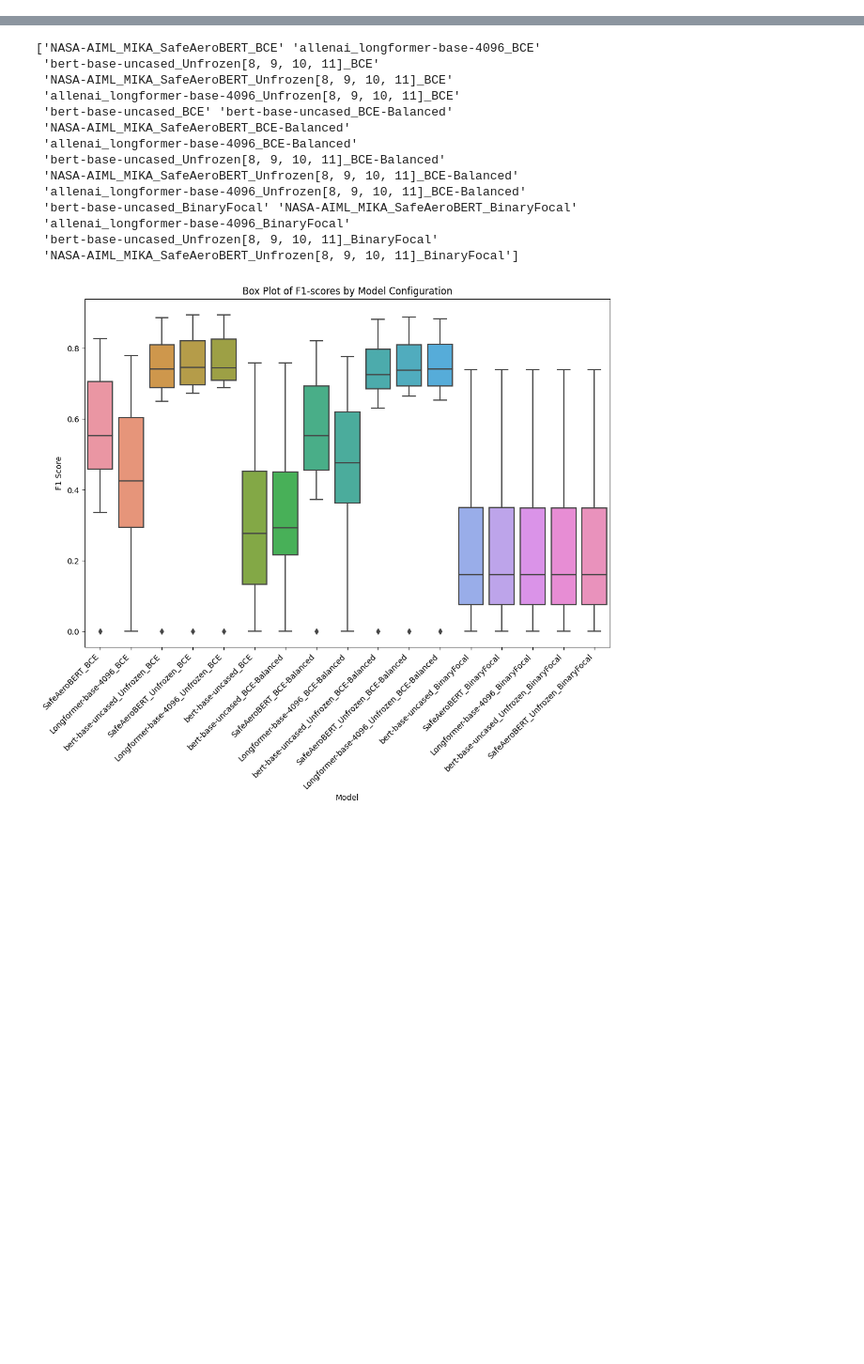
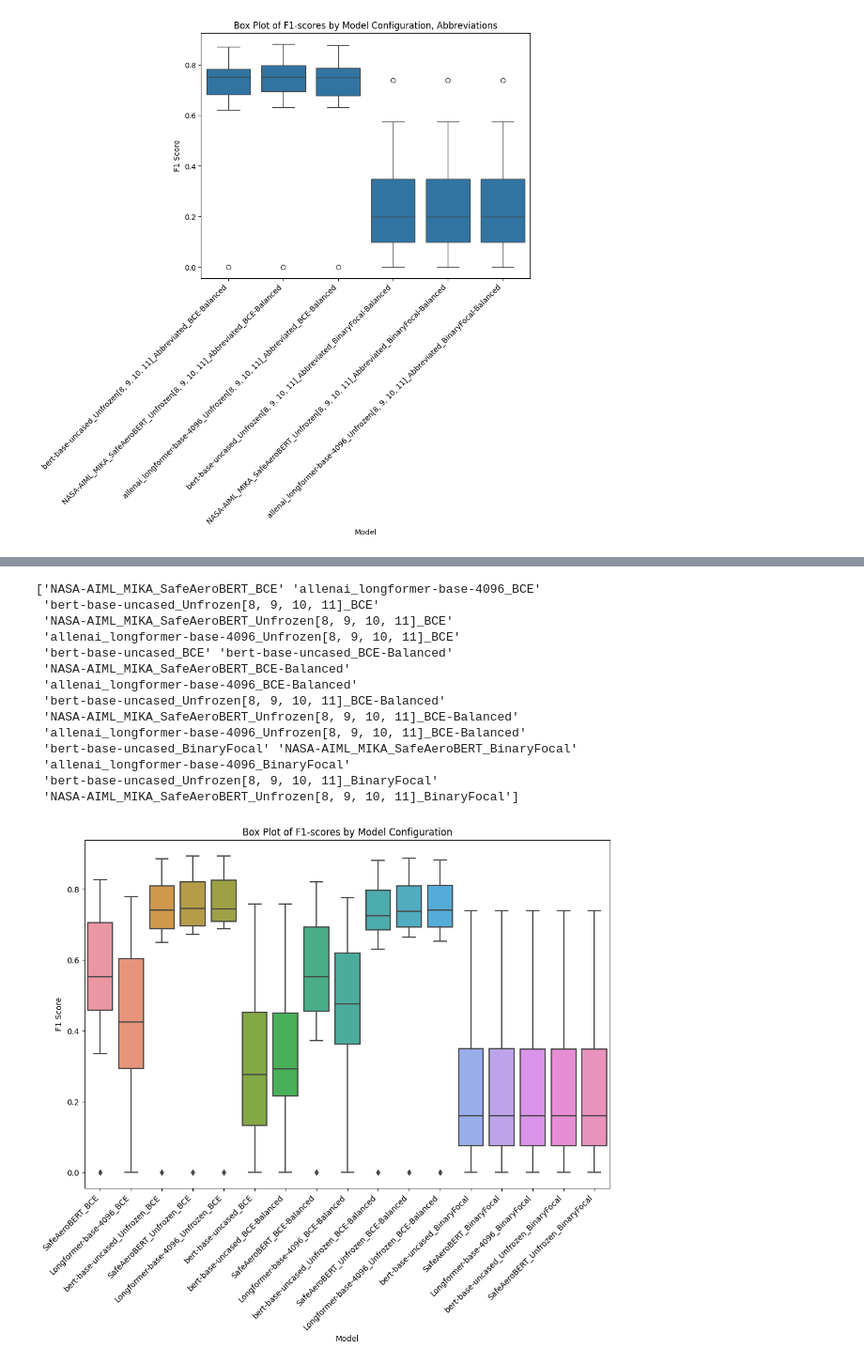
Before and after one commit to Gogonemnem/Safran-Project, a Jupyter notebook: Visualization_plot.ipynb, the cells around one changed output, grey strips where cells are left out. Shown at 94% size. Cells and saved outputs as stored; diff of their text form; code cells hidden in the pictures; blank space fills up the shorter version.

```diff
--- a/Visualization_plot.ipynb
+++ b/Visualization_plot.ipynb
@@ -6,0 +48,32 @@ import seaborn as sns
+# %%
+# Obtain the different model configurations
+# Abbreviation data included
+unique_categories =  results2['Model Name'].unique()
+
+new_xticks = ['SafeAeroBERT_BCE', 'longformer-base-4096_BCE',
+ 'bert-base-uncased_Unfrozen_BCE',
+ 'SafeAeroBERT_Unfrozen_BCE',
+ 'longformer-base-4096_Unfrozen_BCE',
+ 'bert-base-uncased_BCE' 'bert-base-uncased_BCE-Balanced',
+ 'SafeAeroBERT_BCE-Balanced',
+ 'longformer-base-4096_BCE-Balanced',
+ 'bert-base-uncased_Unfrozen_BCE-Balanced',
+ 'SafeAeroBERT_Unfrozen_BCE-Balanced',
+ 'longformer-base-4096_Unfrozen_BCE-Balanced',
+ 'bert-base-uncased_BinaryFocal' 'SafeAeroBERT_BinaryFocal',
+ 'longformer-base-4096_BinaryFocal',
+ 'bert-base-uncased_Unfrozen_BinaryFocal',
+ 'SafeAeroBERT_Unfrozen_BinaryFocal',
+ 'longformer-base-4096_Unfrozen_BinaryFocal',
+ 'bert-base-uncased_BinaryFocal-Balanced',
+ 'SafeAeroBERT_BinaryFocal-Balanced',
+ 'longformer-base-4096_BinaryFocal-Balanced',
+ 'bert-base-uncased_Unfrozen_BinaryFocal-Balanced',
+ 'SafeAeroBERT_Unfrozen_BinaryFocal-Balanced',
+ 'bert-base-uncased_Unfrozen_Abbreviated_BCE-Balanced',
+ 'SafeAeroBERT_Unfrozen_Abbreviated_BCE-Balanced',
+ 'allenai_longformer-base-4096_Unfrozen_Abbreviated_BCE-Balanced',
+ 'bert-base-uncased_Unfrozen_Abbreviated_BinaryFocal-Balanced',
+ 'SafeAeroBERT_Unfrozen_Abbreviated_BinaryFocal-Balanced',
+ 'longformer-base-4096_Unfrozen_Abbreviated_BinaryFocal-Balanced',
+ 'longformer-base-4096_Unfrozen_BinaryFocal-Balanced']
@@ -7,3 +141,16 @@ import seaborn as sns
+# %%
+plt.figure(figsize=(8, 6))
+sns.boxplot(x='Model Name', y='f1-score', data=df_abbreviated)
+plt.title('Box Plot of F1-scores by Model Configuration, Abbreviations')
+plt.ylabel('F1 Score')
+plt.xlabel('Model')
+
+
+new_xticks = ["bert-base-uncased_Unfrozen[8, 9, 10, 11]_Abbreviated_BCE-Balanced", "NASA-AIML_MIKA_SafeAeroBERT_Unfrozen[8, 9, 10, 11]_Abbreviated_BCE-Balanced", "allenai_longformer-base-4096_Unfrozen[8, 9, 10, 11]_Abbreviated_BCE-Balanced", "bert-base-uncased_Unfrozen[8, 9, 10, 11]_Abbreviated_BinaryFocal-Balanced", "NASA-AIML_MIKA_SafeAeroBERT_Unfrozen[8, 9, 10, 11]_Abbreviated_BinaryFocal-Balanced", "allenai_longformer-base-4096_Unfrozen[8, 9, 10, 11]_Abbreviated_BinaryFocal-Balanced"]
+plt.xticks(range(len(new_xticks)), new_xticks, rotation=45, ha='right')
+plt.show()
+# %% [output]
+[figure, added]
 # %%
 results = pd.read_csv("/content/results.csv",sep=",")
 # %% [output]
```
Also changed, not shown: parts of 9 cells of this notebook.
